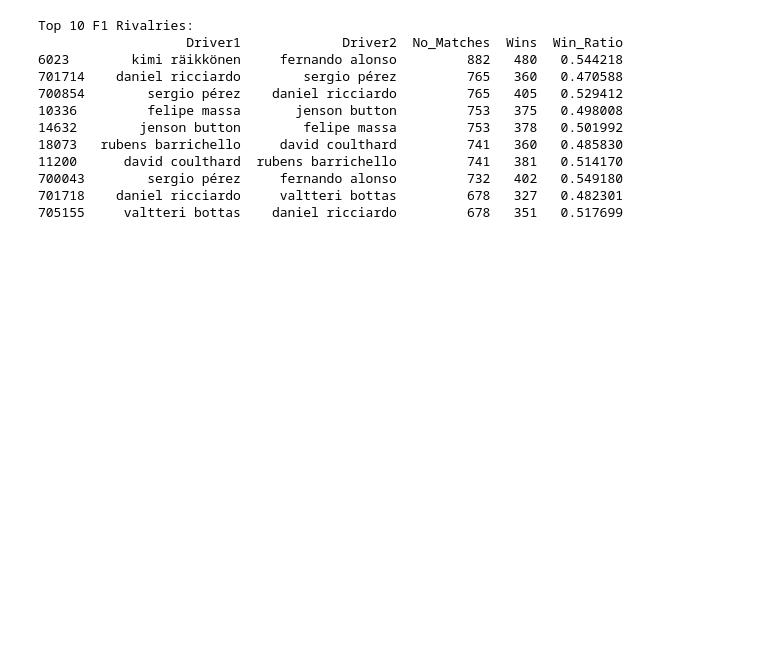
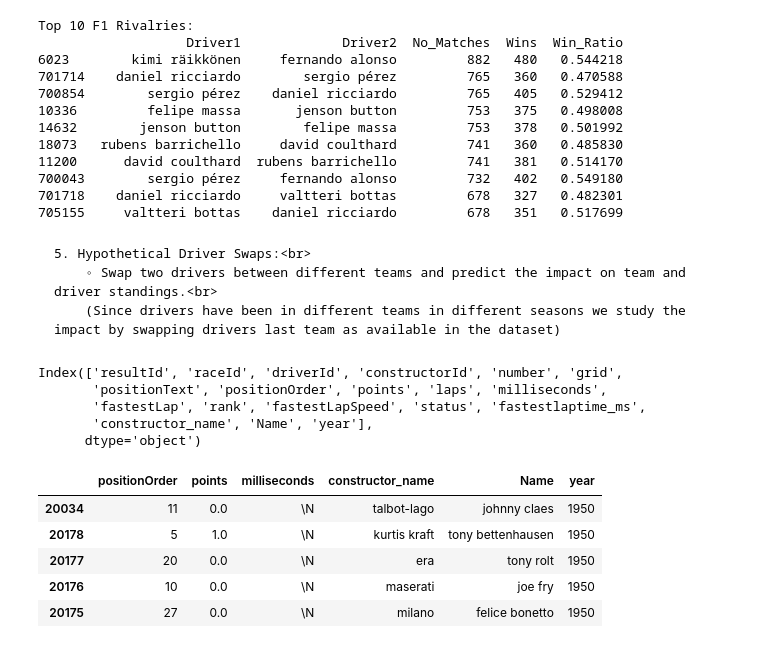
Before and after one commit to LalithKishore-S/DPL_2025, a Jupyter notebook: Analysis_questions.ipynb, the cells around one changed output. Cells and saved outputs as stored; diff of their text form; code cells hidden in the pictures; blank space fills up the shorter version.

```diff
--- a/Analysis_questions.ipynb
+++ b/Analysis_questions.ipynb
@@ -449,3 +449,7 @@ Top 10 F1 Rivalries:
 700043        sergio pérez     fernando alonso         732   402   0.549180
 701718    daniel ricciardo     valtteri bottas         678   327   0.482301
 705155     valtteri bottas    daniel ricciardo         678   351   0.517699
+# %% [markdown]
+    5. Hypothetical Driver Swaps:<br>
+        ◦ Swap two drivers between different teams and predict the impact on team and driver standings.<br>
+        (Since drivers have been in different teams in different seasons we study the impact by swapping drivers last team as available in the dataset)
@@ -451,0 +474,19 @@ Top 10 F1 Rivalries:
+# %%
+results.columns
+# %% [output]
+Index(['resultId', 'raceId', 'driverId', 'constructorId', 'number', 'grid',
+       'positionText', 'positionOrder', 'points', 'laps', 'milliseconds',
+       'fastestLap', 'rank', 'fastestLapSpeed', 'status', 'fastestlaptime_ms',
+       'constructor_name', 'Name', 'year'],
+      dtype='object')
+# %%
+results = results[['positionOrder', 'points','milliseconds','constructor_name', 'Name', 'year']]
+results.sort_values(by=['year'],inplace=True)
+results.head()
+# %% [output]
+|  | positionOrder | points | milliseconds | constructor_name | Name | year |
+| 20034 | 11 | 0.0 | \N | talbot-lago | johnny claes | 1950 |
+| 20178 | 5 | 1.0 | \N | kurtis kraft | tony bettenhausen | 1950 |
+| 20177 | 20 | 0.0 | \N | era | tony rolt | 1950 |
+| 20176 | 10 | 0.0 | \N | maserati | joe fry | 1950 |
+| 20175 | 27 | 0.0 | \N | milano | felice bonetto | 1950 |
```
Also changed, not shown: parts of 8 cells of this notebook.
